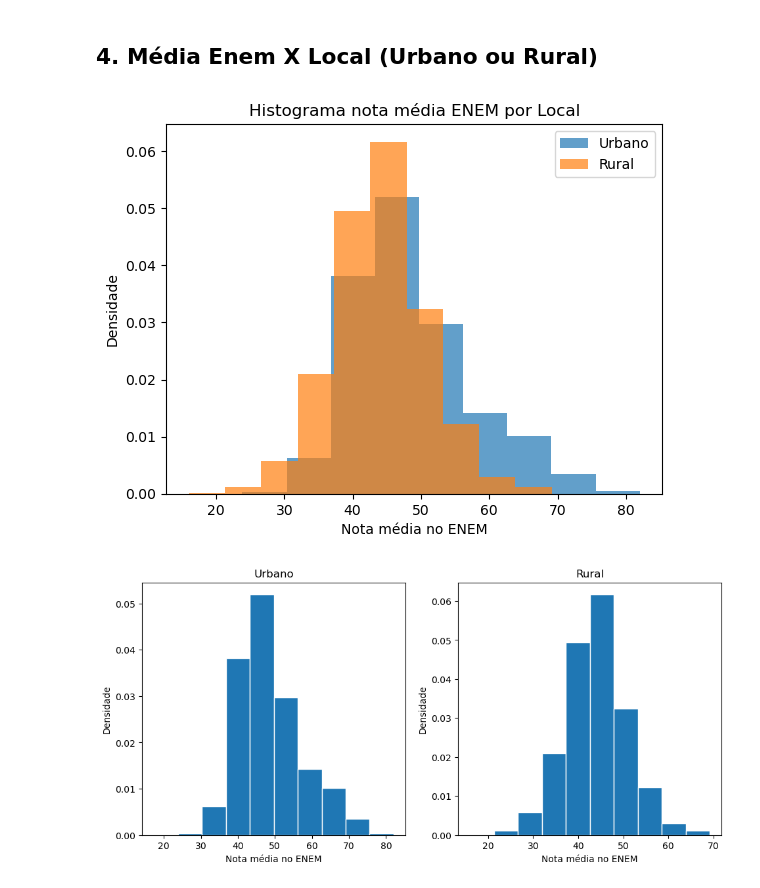
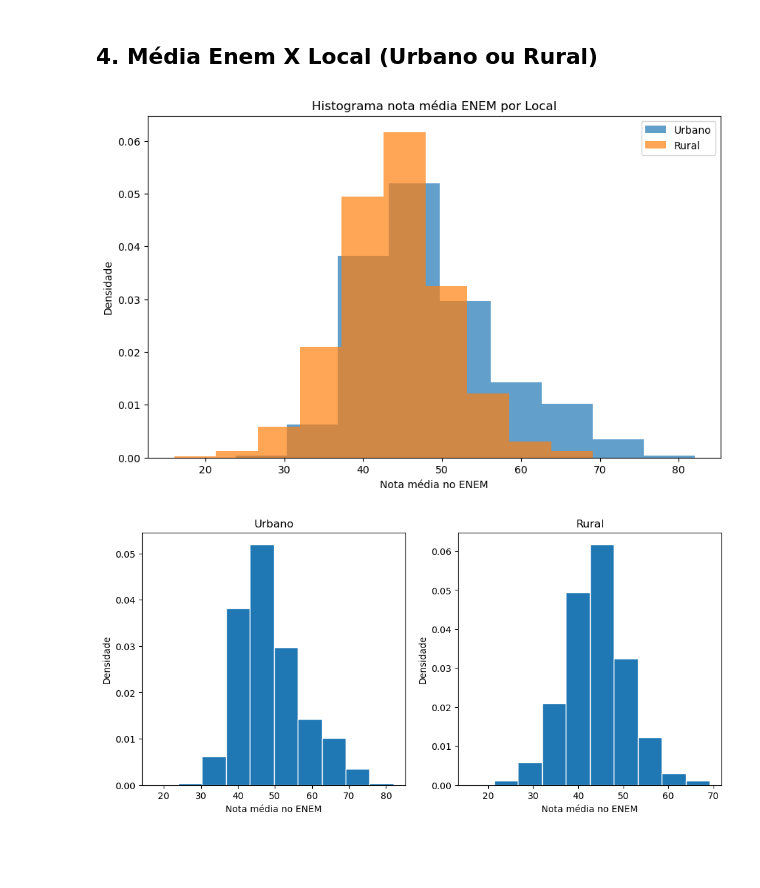
Before and after one commit to LuanaPLGuimaraes/Grupo12A_Projeto2_CDados, a Jupyter notebook: mineracao.ipynb, the cells around one changed output. Saved outputs shown, nothing was run; the diff lists cells and outputs as text; code cells hidden in the pictures; blank space fills up the shorter version.

```diff
--- a/mineracao.ipynb
+++ b/mineracao.ipynb
@@ -251,13 +253,14 @@ Estatísticas da Média Total do ENEM por Região
 # %%
 local_nota = dados.groupby('LOCAL')['MEDIA_TOTAL_ENEM']
 
+plt.figure(figsize=(10, 6))
 local_nota.plot(kind='hist', alpha=0.7, legend=True, density=True) # Com densidade
 
 plt.title('Histograma nota média ENEM por Local')
 plt.xlabel('Nota média no ENEM')
 plt.ylabel('Densidade');
 # %% [output]
-[figure, old version]
+[figure, new version]
 # %%
 dados_urbano = dados.loc[dados['LOCAL'] == 'Urbano']
 dados_rural = dados.loc[dados['LOCAL'] == 'Rural']
```
Also changed, not shown: parts of 3 cells of this notebook.
